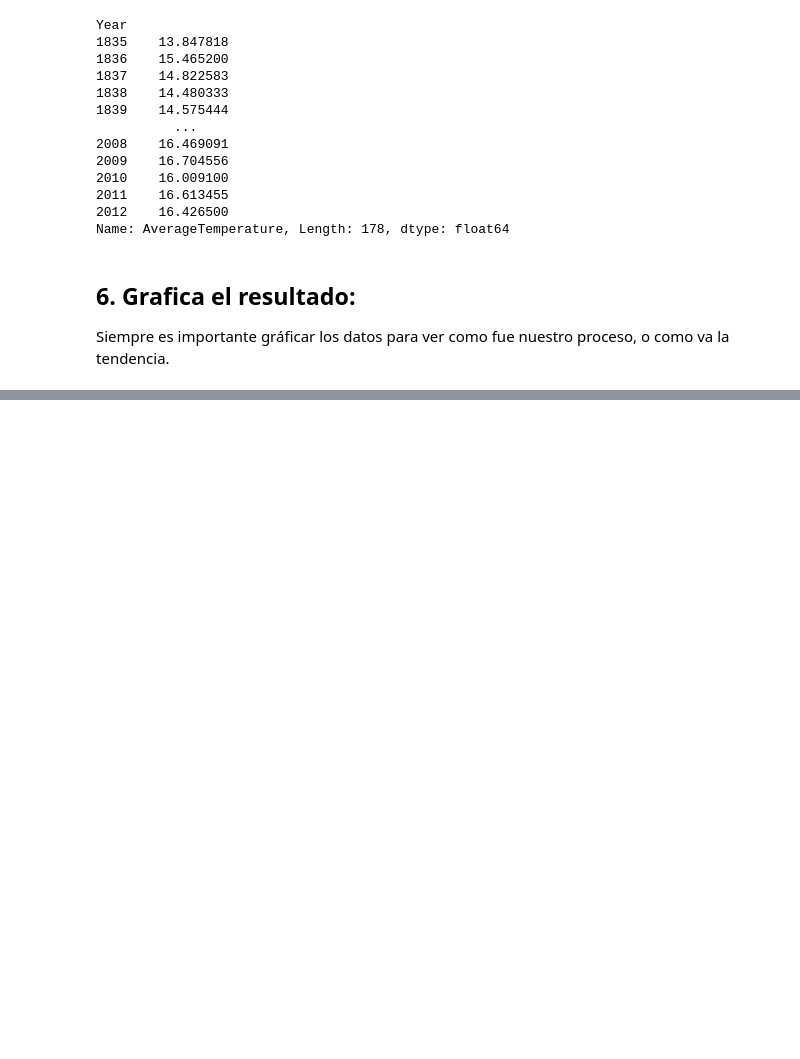
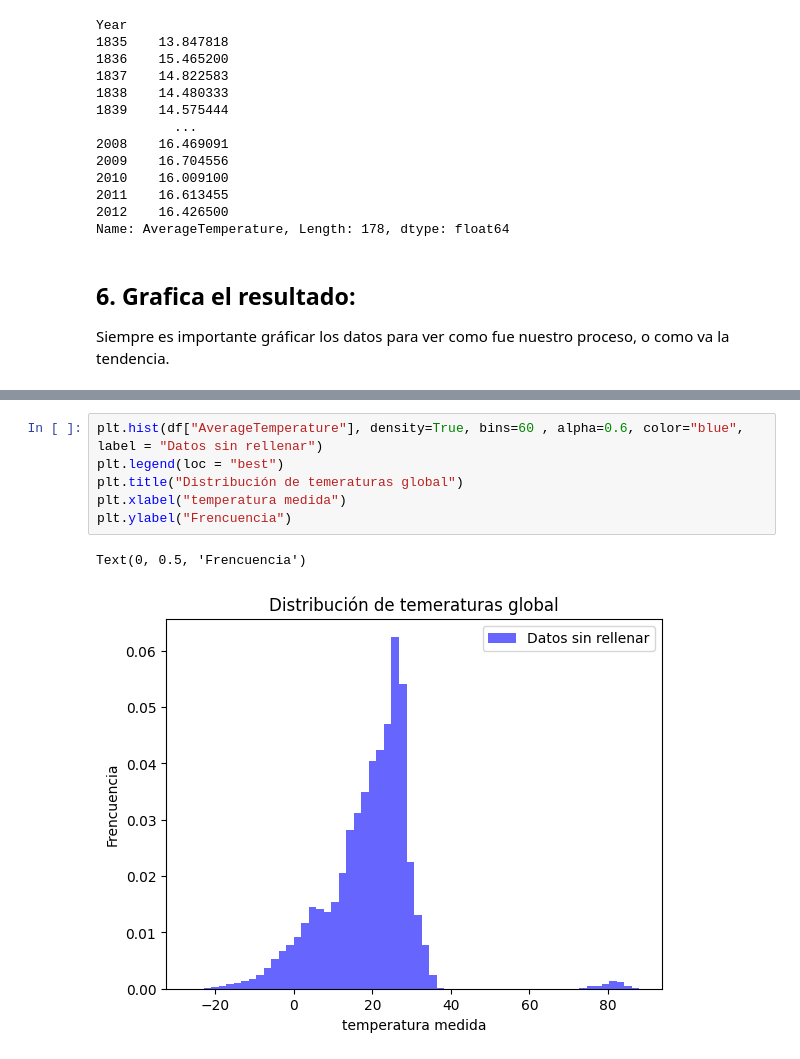
Before and after one commit to jorgexm20-sketch/data-science-physics, a Jupyter notebook: Class/Class-02-Global-Land-Temperature.ipynb, the cells around one changed output, grey strips where cells are left out. Cells and saved outputs as stored; diff of their text form; blank space fills up the shorter version.

```diff
--- a/Class/Class-02-Global-Land-Temperature.ipynb
+++ b/Class/Class-02-Global-Land-Temperature.ipynb
@@ -179,0 +182,9 @@ X_norm = (X - X.min()) / (X.max() - X.min())
+# %%
+plt.hist(df["AverageTemperature"], density=True, bins=60 , alpha=0.6, color="blue", label = "Datos sin rellenar")
+plt.legend(loc = "best")
+plt.title("Distribución de temeraturas global")
+plt.xlabel("temperatura medida")
+plt.ylabel("Frencuencia")
+# %% [output]
+Text(0, 0.5, 'Frencuencia')
+[figure, added]
```
Also changed, not shown: parts of 4 cells of this notebook, 3 other files.
